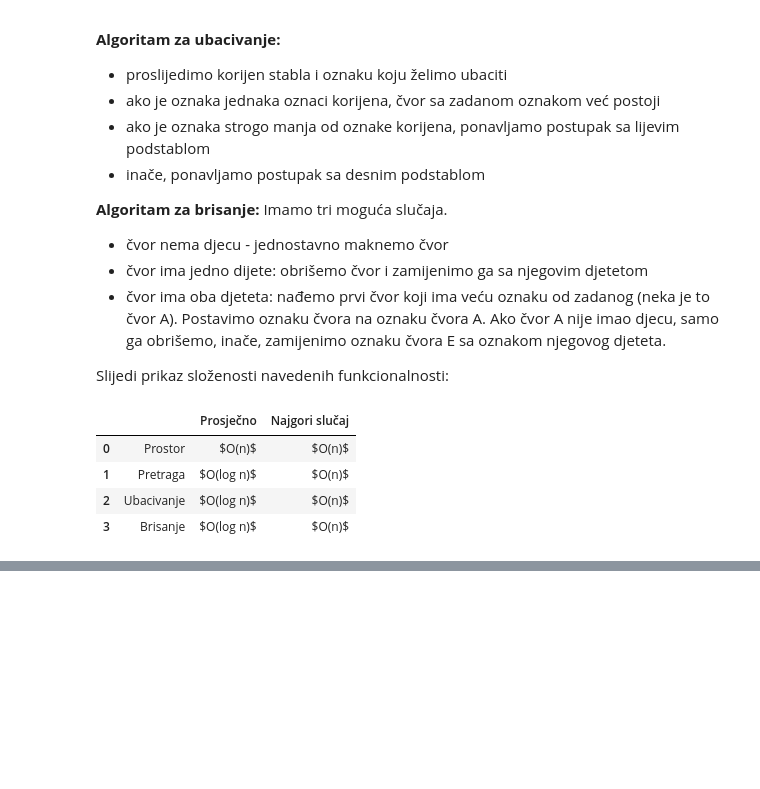
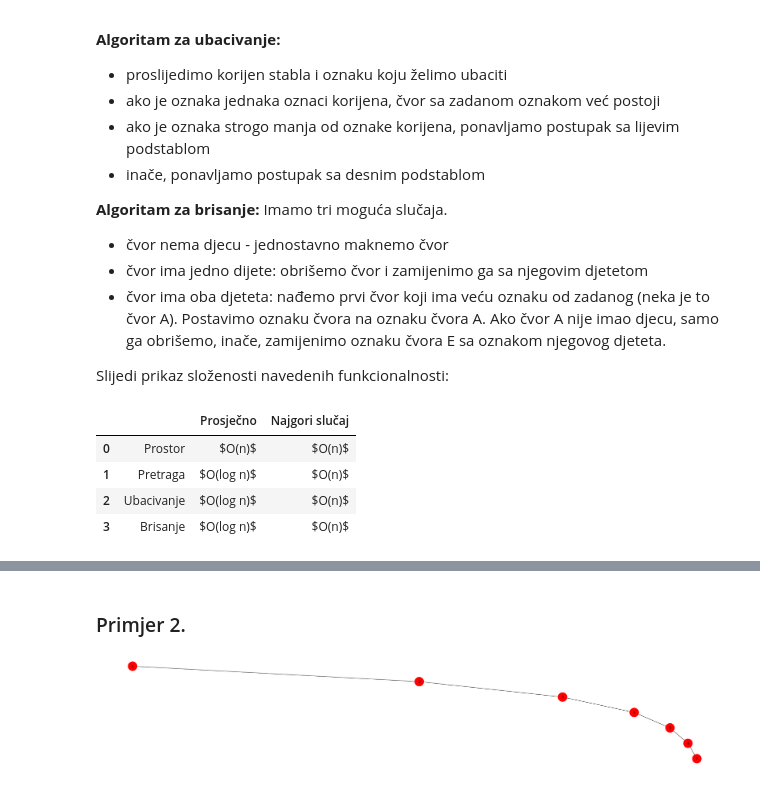
Before and after one commit to Shahra/Matematicki-Softver, a Jupyter notebook: 1. Domaća Zadaća.ipynb, the cells around one changed output, grey strips where cells are left out. Drawn from its saved outputs; the diff is of its cells as text; code cells hidden in the pictures; blank space fills up the shorter version.

```diff
--- a/1. Domaća Zadaća.ipynb
+++ b/1. Domaća Zadaća.ipynb
@@ -95,0 +214,12 @@ df[['', 'Prosječno', 'Najgori slučaj']]
+# %% [markdown]
+### Primjer 2.
+# %%
+def generate_unbalanced_binary_tree():
+    bst = BinarySearchTree()
+    for i in range(7):
+        bst.insert(i + 1)
+    return bst
+bst2 = generate_unbalanced_binary_tree()
+bst2.drawTree(1000)
+# %% [output]
+[figure, added]
```
Also changed, not shown: parts of 4 cells of this notebook.
